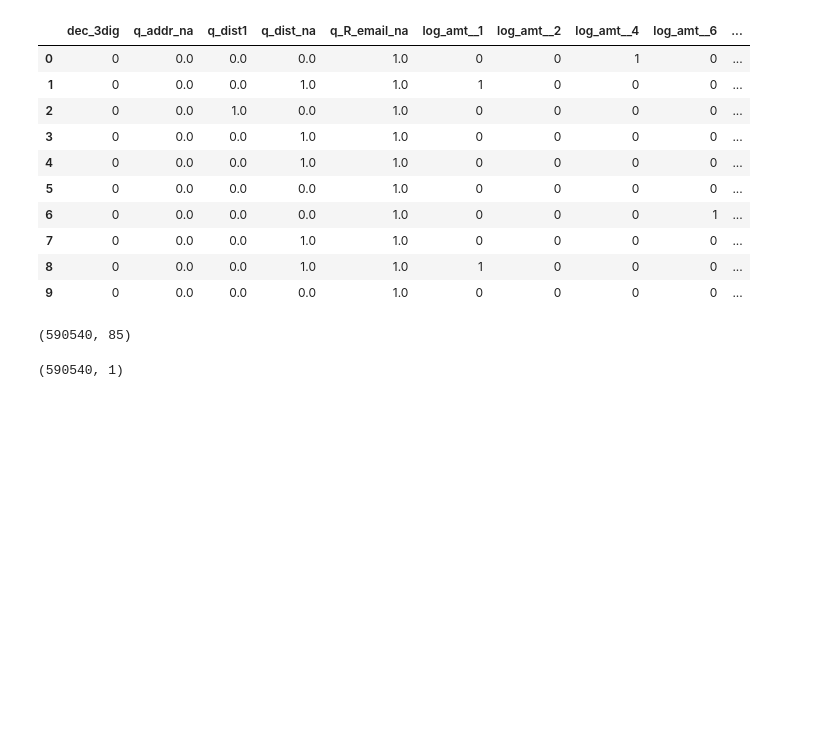
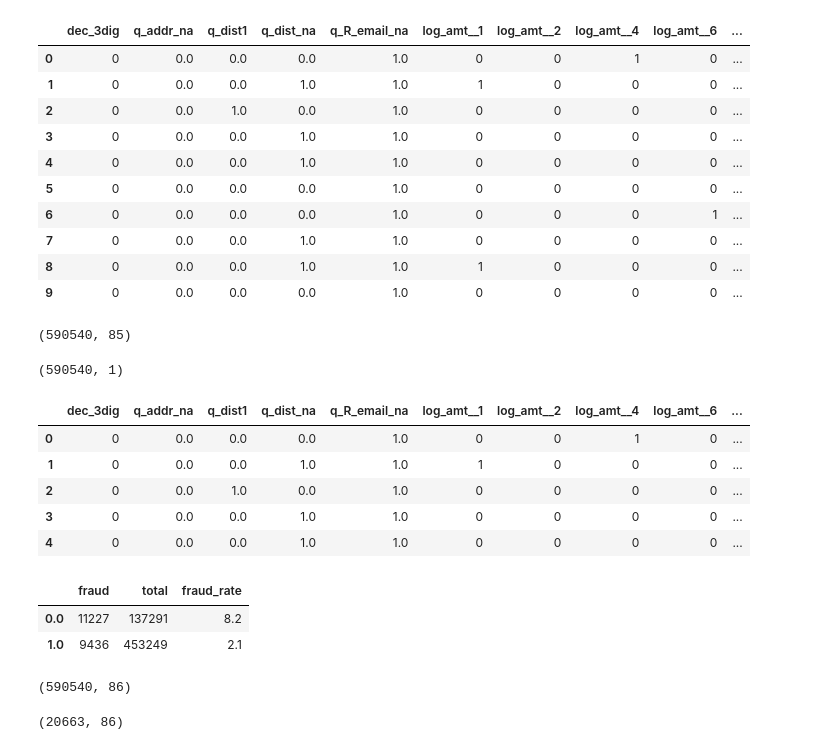
Before and after one commit to gopalsharath/credit_card_fraud_pred, a Jupyter notebook: Capstone 2.ipynb, the cells around one changed output. Cells and saved outputs as stored; diff of their text form; code cells hidden in the pictures; blank space fills up the shorter version.

```diff
--- a/Capstone 2.ipynb
+++ b/Capstone 2.ipynb
@@ -493,3 +539,23 @@ target2=transaction[['isFraud']]
 target2.shape
 # %% [output]
 (590540, 1)
+# %%
+ft2 = pd.concat([features2,target2],axis=1)
+ft2.head()
+# %% [output]
+|  | dec_3dig | q_addr_na | q_dist1 | q_dist_na | q_R_email_na | log_amt__1 | log_amt__2 | log_amt__4 | log_amt__6 | ... |
+| 0 | 0 | 0.0 | 0.0 | 0.0 | 1.0 | 0 | 0 | 1 | 0 | ... |
+| 1 | 0 | 0.0 | 0.0 | 1.0 | 1.0 | 1 | 0 | 0 | 0 | ... |
+| 2 | 0 | 0.0 | 1.0 | 0.0 | 1.0 | 0 | 0 | 0 | 0 | ... |
+| 3 | 0 | 0.0 | 0.0 | 1.0 | 1.0 | 0 | 0 | 0 | 0 | ... |
+| 4 | 0 | 0.0 | 0.0 | 1.0 | 1.0 | 0 | 0 | 0 | 0 | ... |
+# %%
+fraud_rate_calc_1(ft2,'q_R_email_na',n=1000)
+# %% [output]
+|  | fraud | total | fraud_rate |
+| 0.0 | 11227 | 137291 | 8.2 |
+| 1.0 | 9436 | 453249 | 2.1 |
+# %%
+ft2.shape
+# %% [output]
+(590540, 86)
@@ -495,0 +564,4 @@ target2.shape
+# %%
+tmp.shape
+# %% [output]
+(20663, 86)
```
Also changed, not shown: parts of 81 cells of this notebook.
